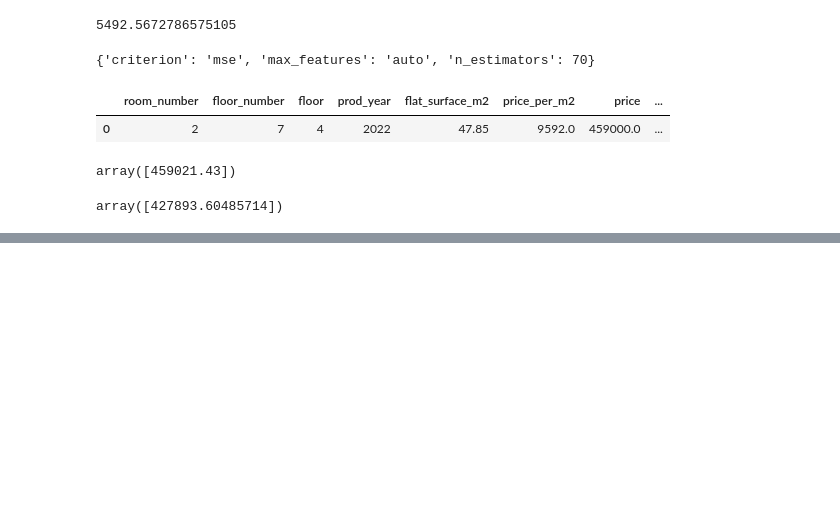
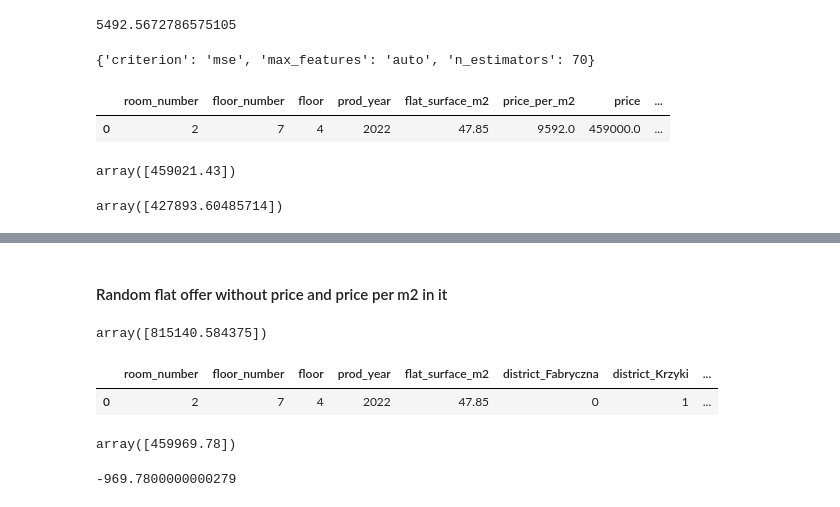
Before and after one commit to TestQspy/flats_building_model, a Jupyter notebook: flats_building_model.ipynb, the cells around one changed output, grey strips where cells are left out. Saved outputs shown, nothing was run; the diff lists cells and outputs as text; code cells hidden in the pictures; blank space fills up the shorter version.

Commit message:
Drop attribute price per m2, pickle model

```diff
--- a/flats_building_model.ipynb
+++ b/flats_building_model.ipynb
@@ -500,0 +564,2 @@ array([427893.60485714])
+# %% [markdown]
+#### Random flat offer without price and price per m2 in it
@@ -500,0 +568,21 @@ array([427893.60485714])
+# %%
+rfr_gs_multi_wppm.predict(dummy_row3.reshape(1, -1))
+# %% [output]
+array([815140.584375])
+# %%
+test2 = df.drop(columns=['price', 'price_per_m2'])
+# %%
+test2 = test2[:1]
+# %%
+test2
+# %% [output]
+|  | room_number | floor_number | floor | prod_year | flat_surface_m2 | district_Fabryczna | district_Krzyki | ... |
+| 0 | 2 | 7 | 4 | 2022 | 47.85 | 0 | 1 | ... |
+# %%
+rfr_gs_multi_wppm.predict(test2).round(decimals=2)
+# %% [output]
+array([459969.78])
+# %%
+459000 - 459969.78
+# %% [output]
+-969.7800000000279
```
Also changed, not shown: parts of 26 cells of this notebook, 1 other file.
